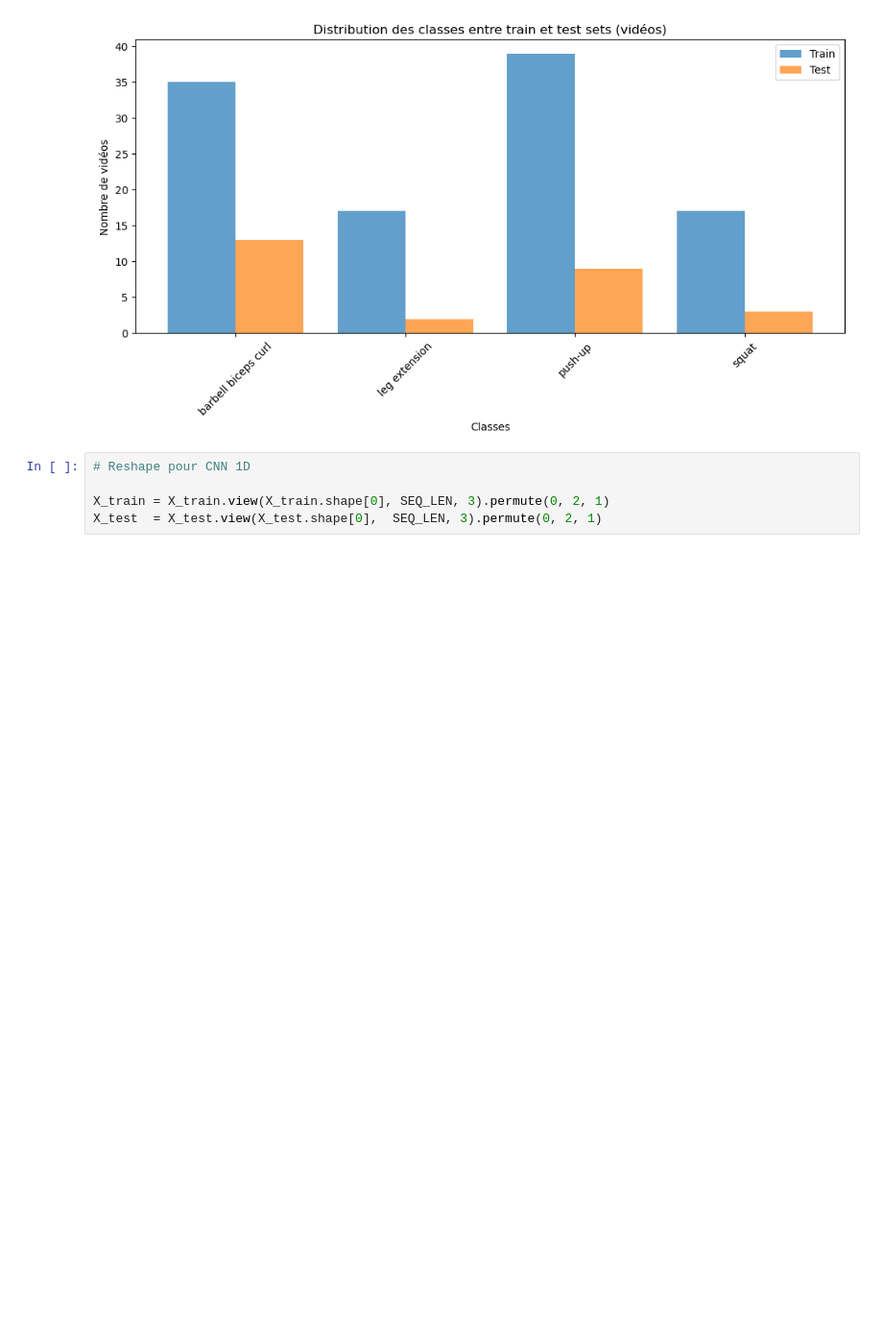
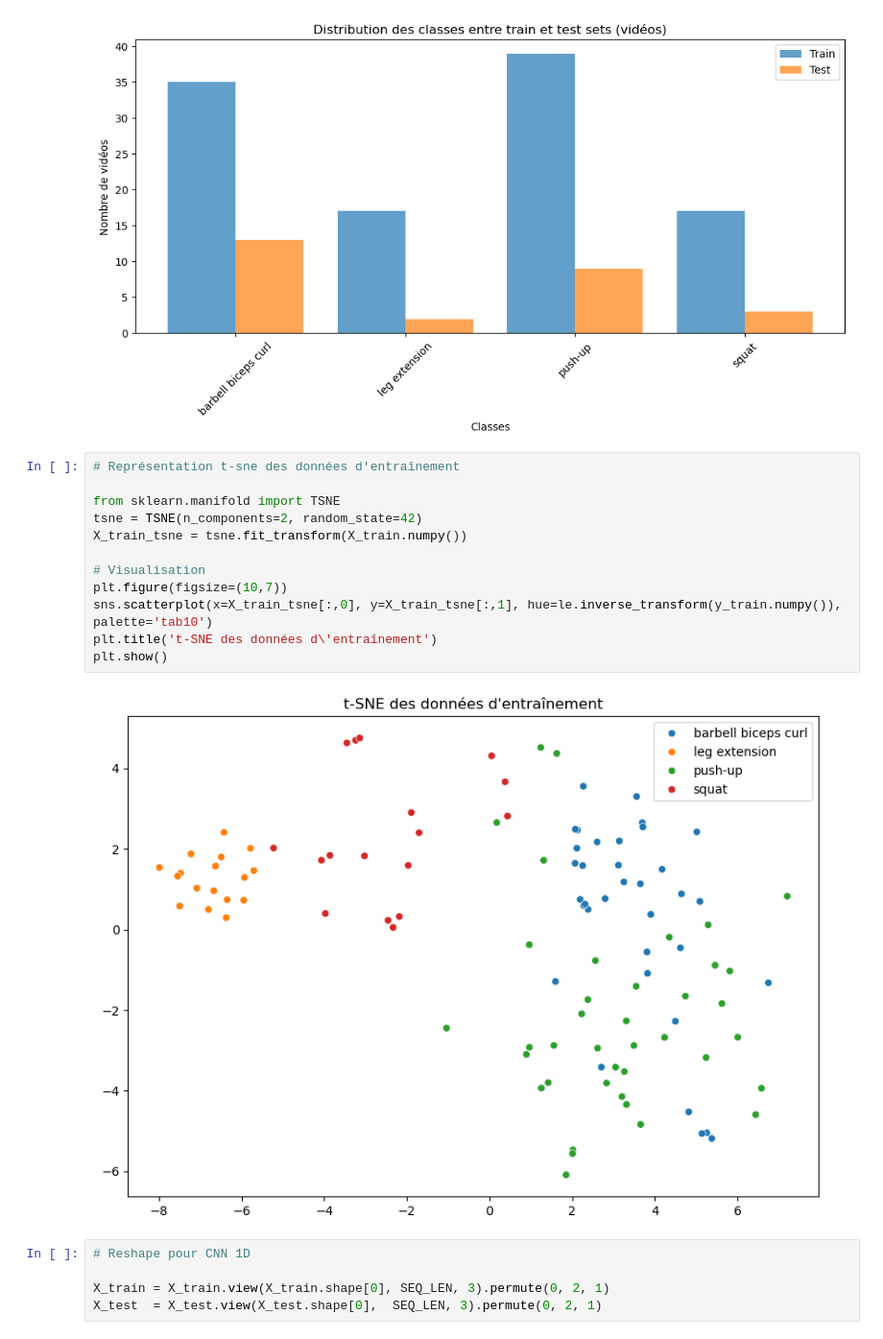
Before and after one commit to ArthurBUIS/CSC_51073_CV_Project, a Jupyter notebook: Model_building_and_training.ipynb, the cells around one changed output. Shown at 96% size. Saved outputs shown, nothing was run; the diff lists cells and outputs as text; blank space fills up the shorter version.

```diff
--- a/Model_building_and_training.ipynb
+++ b/Model_building_and_training.ipynb
@@ -112,6 +112,20 @@ plt.title('Distribution des classes entre train et test sets (vidéos)')
 plt.show()
 # %% [output]
 [figure]
+# %%
+# Représentation t-sne des données d'entraînement
+
+from sklearn.manifold import TSNE
+tsne = TSNE(n_components=2, random_state=42)
+X_train_tsne = tsne.fit_transform(X_train.numpy())
+
+# Visualisation
+plt.figure(figsize=(10,7))
+sns.scatterplot(x=X_train_tsne[:,0], y=X_train_tsne[:,1], hue=le.inverse_transform(y_train.numpy()), palette='tab10')
+plt.title('t-SNE des données d\'entraînement')
+plt.show()
+# %% [output]
+[figure, added]
 # %%
 # Reshape pour CNN 1D
 
```
Also changed, not shown: parts of 4 cells of this notebook.
